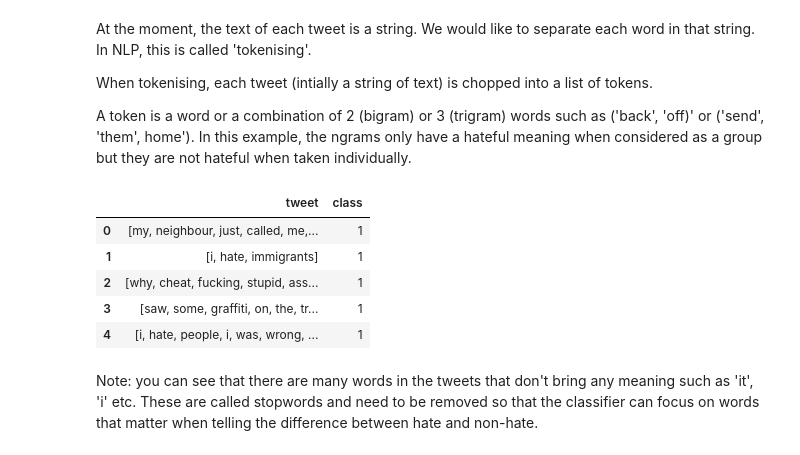
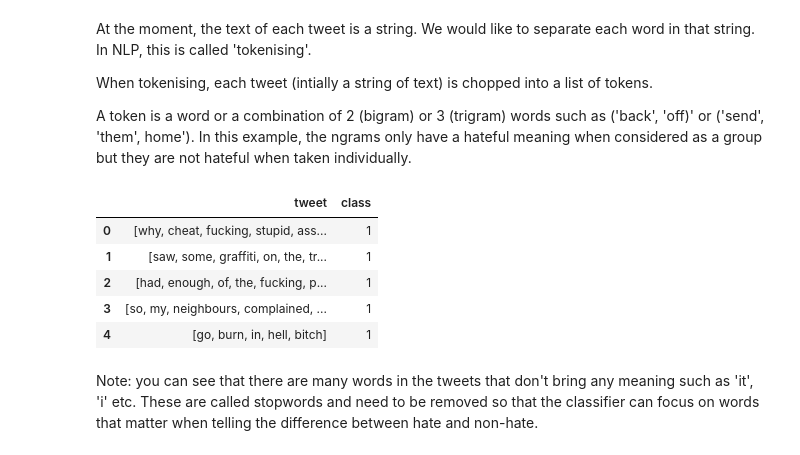
Before and after one commit to mednche/Hate-speech-twitter-NLP, a Jupyter notebook: Classifier-hate-speech.ipynb, the cells around one changed output. Saved outputs shown, nothing was run; the diff lists cells and outputs as text; code cells hidden in the pictures.

```diff
--- a/Classifier-hate-speech.ipynb
+++ b/Classifier-hate-speech.ipynb
@@ -80,4 +46,0 @@ data.tail()
-# %%
-# replace the text of emtpy tweets '' by NA and then delete the row
-data['tweet'].replace('', np.nan, inplace=True)
-data.dropna(subset=['tweet'], inplace=True)
@@ -138,8 +83,8 @@ neg_tweets.head()
 ####  Select as many hateful as non-hateful tweets for an equal dataset
 # %%
 num = min(len(pos_tweets), len(neg_tweets))
-data_balanced = pos_tweets[0:num] + neg_tweets[0:num]
-#data_balanced = pos_tweets + neg_tweets
+data_balanced = pos_tweets[0:num].append(neg_tweets[0:num], ignore_index=True)
+
 print('Number of tweets in balanced dataset: {}'.format(len(data_balanced)))
 # %% [output]
 Number of tweets in balanced dataset: 202
@@ -161,0 +128,3 @@ data_balanced.head()
+# %%
+#  apply processing function
+data_balanced['tweet'] = data_balanced['tweet'].apply(cleanTweet)
@@ -161,0 +142,4 @@ data_balanced.head()
+# %%
+# replace the text of emtpy tweets '' by NA and then delete the row
+data_balanced['tweet'].replace('', np.nan, inplace=True)
+data_balanced.dropna(subset=['tweet'], inplace=True)
@@ -168,18 +158,18 @@ When tokenising, each tweet (intially a string of text) is chopped into a list o
 
 A token is a word or a combination of 2 (bigram) or 3 (trigram) words such as ('back', 'off)' or ('send', 'them', home'). In this example, the ngrams only have a hateful meaning when considered as a group but they are not hateful when taken individually.
 # %%
-data_balanced_tokenised = data_balanced.copy()
+data_tokenised = data_balanced.copy()
 
-data_balanced_tokenised['tweet'] = data_balanced['tweet'].apply(nltk.word_tokenize)
+data_tokenised['tweet'] = data_tokenised['tweet'].apply(nltk.word_tokenize)
 
-data_balanced_tokenised.head()
+data_tokenised.head()
 # %% [output]
 |  | tweet | class |
-| 0 | [my, neighbour, just, called, me,... | 1 |
-| 1 | [i, hate, immigrants] | 1 |
-| 2 | [why, cheat, fucking, stupid, ass... | 1 |
-| 3 | [saw, some, graffiti, on, the, tr... | 1 |
-| 4 | [i, hate, people, i, was, wrong, ... | 1 |
+| 0 | [why, cheat, fucking, stupid, ass... | 1 |
+| 1 | [saw, some, graffiti, on, the, tr... | 1 |
+| 2 | [had, enough, of, the, fucking, p... | 1 |
+| 3 | [so, my, neighbours, complained, ... | 1 |
+| 4 | [go, burn, in, hell, bitch] | 1 |
 # %% [markdown]
 Note: you can see that there are many words in the tweets that don't bring any meaning such as 'it', 'i' etc. These are called stopwords and need to be removed so that the classifier can focus on words that matter when telling the difference between hate and non-hate.
 # %% [markdown]
```
Also changed, not shown: parts of 32 cells of this notebook.
